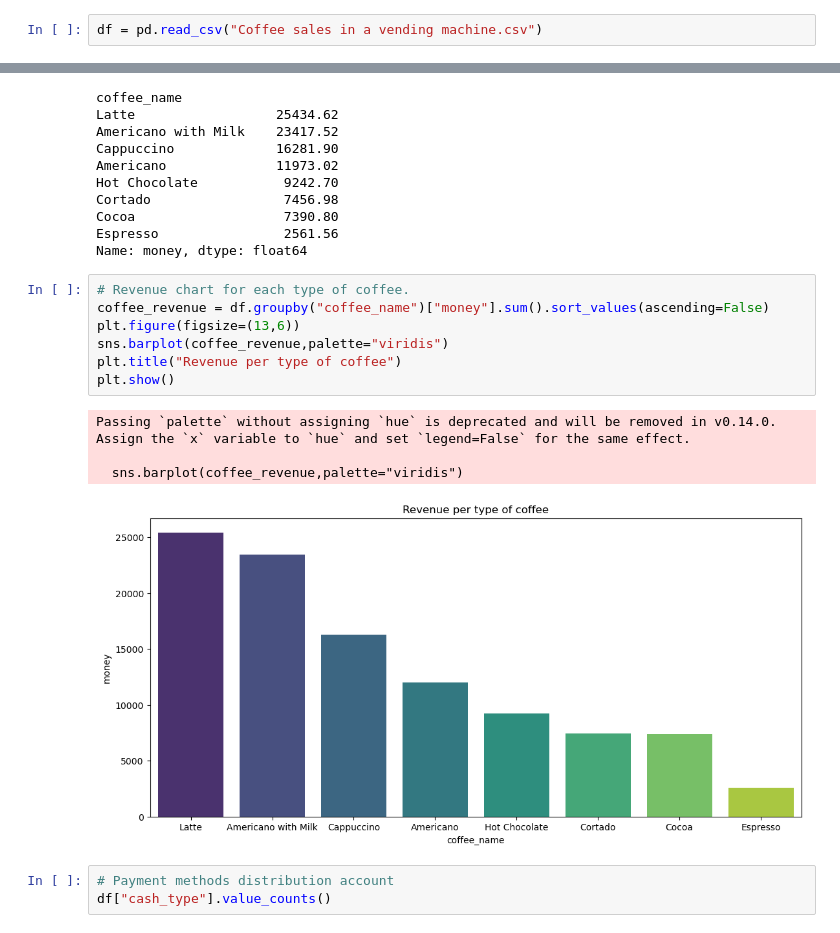
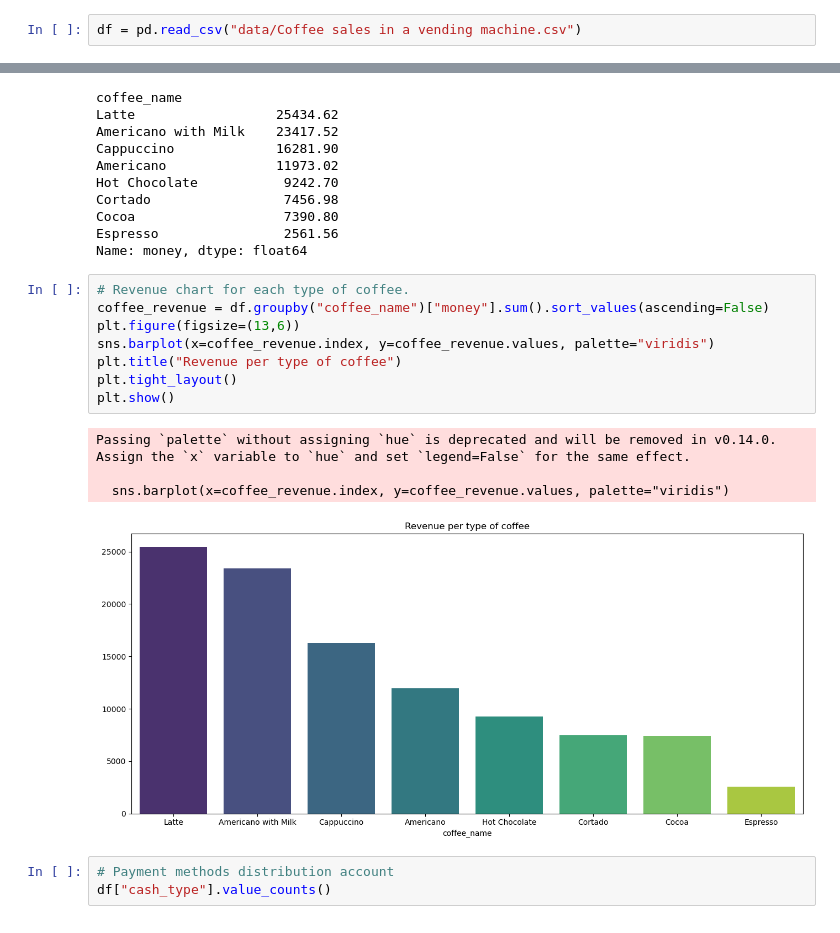
Before and after one commit to AdemCE-eng/CoffeeSales, a Jupyter notebook: Coffee_Sales_Analysis.ipynb, the cells around one changed output, grey strips where cells are left out. Drawn from its saved outputs; the diff is of its cells as text.

```diff
--- a/Coffee_Sales_Analysis.ipynb
+++ b/Coffee_Sales_Analysis.ipynb
@@ -8,7 +31,7 @@ import pandas as pd
 import matplotlib.pyplot as plt
 import seaborn as sns
 # %%
-df = pd.read_csv("Coffee sales in a vending machine.csv")
+df = pd.read_csv("data/Coffee sales in a vending machine.csv")
 # %%
 df.head() # Quick view of the data
 # %% [output]
@@ -119,15 +141,16 @@ Name: money, dtype: float64
 # %%
 # Revenue chart for each type of coffee.
 coffee_revenue = df.groupby("coffee_name")["money"].sum().sort_values(ascending=False)
 plt.figure(figsize=(13,6))
-sns.barplot(coffee_revenue,palette="viridis")
+sns.barplot(x=coffee_revenue.index, y=coffee_revenue.values, palette="viridis")
 plt.title("Revenue per type of coffee")
+plt.tight_layout()
 plt.show()
 # %% [output]
 Passing `palette` without assigning `hue` is deprecated and will be removed in v0.14.0. Assign the `x` variable to `hue` and set `legend=False` for the same effect.
 
-  sns.barplot(coffee_revenue,palette="viridis")
+  sns.barplot(x=coffee_revenue.index, y=coffee_revenue.values, palette="viridis")
-[figure, old version]
+[figure, new version]
 # %%
 # Payment methods distribution account
 df["cash_type"].value_counts()
```
Also changed, not shown: parts of 15 cells of this notebook, 12 other files.
